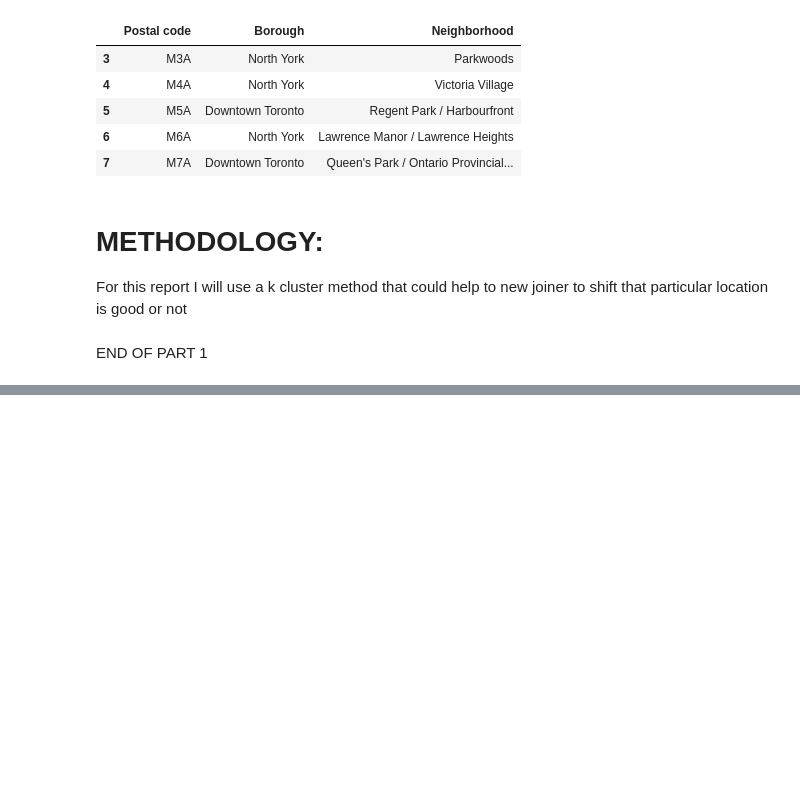
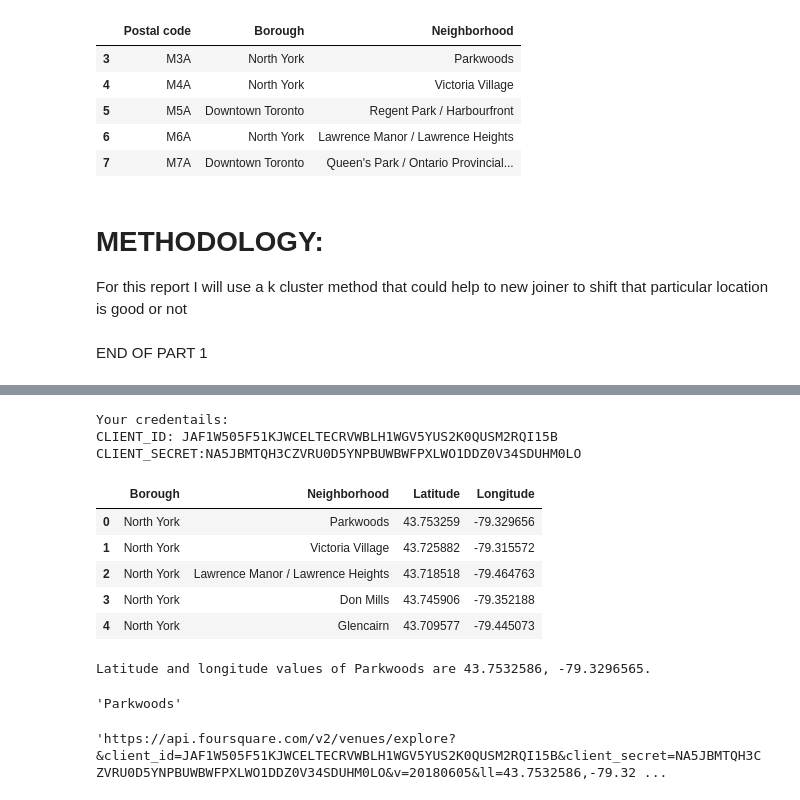
Before and after one commit to ranjan2011/Coursera_Capstone, a Jupyter notebook: The Battle of Neighborhoods (Week 1).ipynb, the cells around one changed output, grey strips where cells are left out. Saved outputs shown, nothing was run; the diff lists cells and outputs as text; code cells hidden in the pictures; blank space fills up the shorter version.

```diff
--- a/The Battle of Neighborhoods (Week 1).ipynb
+++ b/The Battle of Neighborhoods (Week 1).ipynb
@@ -83,0 +171,53 @@ END OF PART 1
+# %%
+CLIENT_ID = 'JAF1W505F51KJWCELTECRVWBLH1WGV5YUS2K0QUSM2RQI15B'
+CLIENT_SECRET = 'NA5JBMTQH3CZVRU0D5YNPBUWBWFPXLWO1DDZ0V34SDUHM0LO'
+VERSION = '20180605' # Foursquare API version
+
+print('Your credentails:')
+print('CLIENT_ID: ' + CLIENT_ID)
+print('CLIENT_SECRET:' + CLIENT_SECRET)
+# %% [output]
+Your credentails:
+CLIENT_ID: JAF1W505F51KJWCELTECRVWBLH1WGV5YUS2K0QUSM2RQI15B
+CLIENT_SECRET:NA5JBMTQH3CZVRU0D5YNPBUWBWFPXLWO1DDZ0V34SDUHM0LO
+# %%
+North_York_data = result1[result1['Borough'] == 'North York'].reset_index(drop=True)
+North_York_data.head()
+# %% [output]
+|  | Borough | Neighborhood | Latitude | Longitude |
+| 0 | North York | Parkwoods | 43.753259 | -79.329656 |
+| 1 | North York | Victoria Village | 43.725882 | -79.315572 |
+| 2 | North York | Lawrence Manor / Lawrence Heights | 43.718518 | -79.464763 |
+| 3 | North York | Don Mills | 43.745906 | -79.352188 |
+| 4 | North York | Glencairn | 43.709577 | -79.445073 |
+# %%
+North_York_data.loc[0, 'Neighborhood']
+
+neighborhood_latitude = North_York_data.loc[0, 'Latitude']
+neighborhood_longitude = North_York_data.loc[0, 'Longitude']
+
+neighborhood_name = North_York_data.loc[0, 'Neighborhood']
+
+print('Latitude and longitude values of {} are {}, {}.'.format(neighborhood_name,
+                                                               neighborhood_latitude,
+                                                               neighborhood_longitude))
+# %% [output]
+Latitude and longitude values of Parkwoods are 43.7532586, -79.3296565.
+# %%
+North_York_data.loc[0, 'Neighborhood']
+# %% [output]
+'Parkwoods'
+# %%
+LIMIT = 100
+radius = 500
+url = 'https://api.foursquare.com/v2/venues/explore?&client_id={}&client_secret={}&v={}&ll={},{}&radius={}&limit={}'.format(
+    CLIENT_ID,
+    CLIENT_SECRET,
+    VERSION,
+    neighborhood_latitude,
+    neighborhood_longitude,
+    radius,
+    LIMIT)
+url # display URL
+# %% [output]
+'https://api.foursquare.com/v2/venues/explore?&client_id=JAF1W505F51KJWCELTECRVWBLH1WGV5YUS2K0QUSM2RQI15B&client_secret=NA5JBMTQH3CZVRU0D5YNPBUWBWFPXLWO1DDZ0V34SDUHM0LO&v=20180605&ll=43.7532586,-79.32 ...
```
Also changed, not shown: parts of 21 cells of this notebook.
